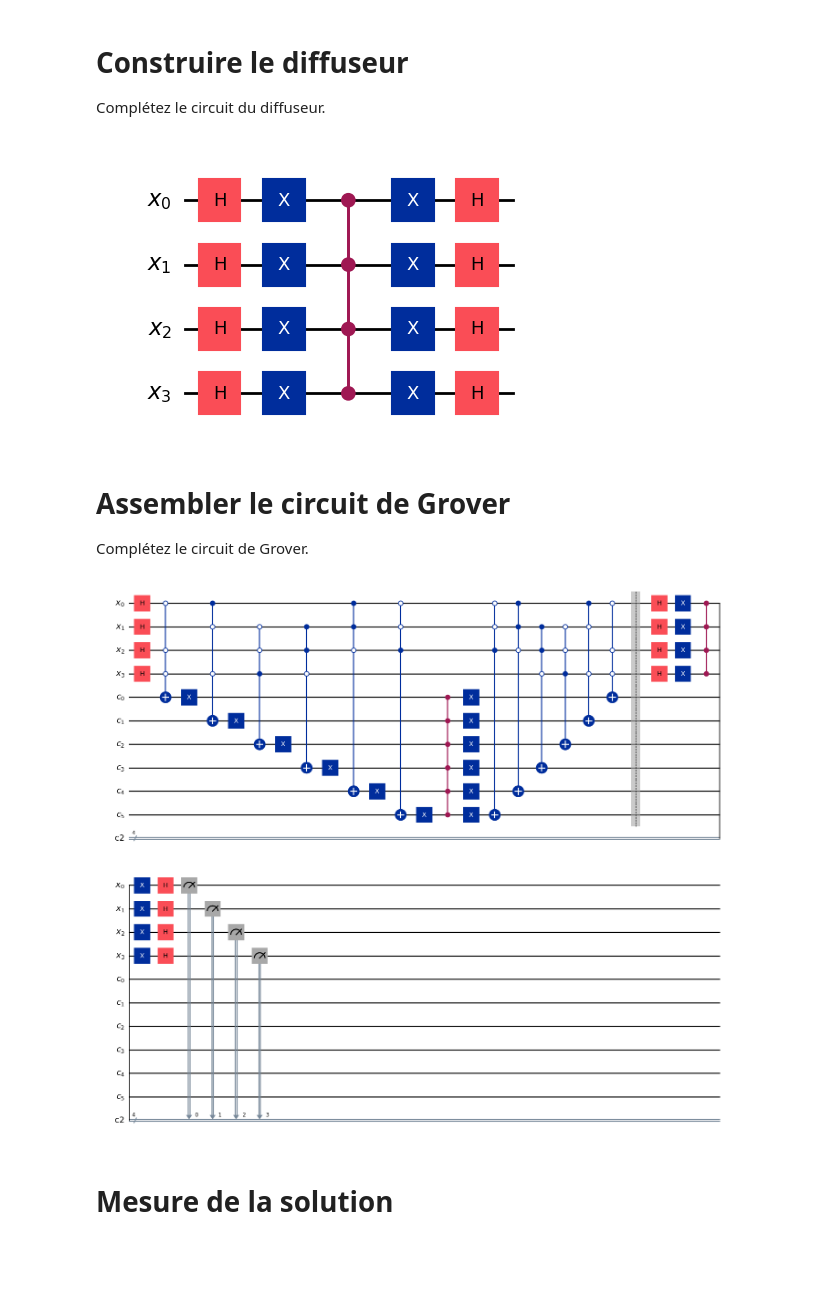
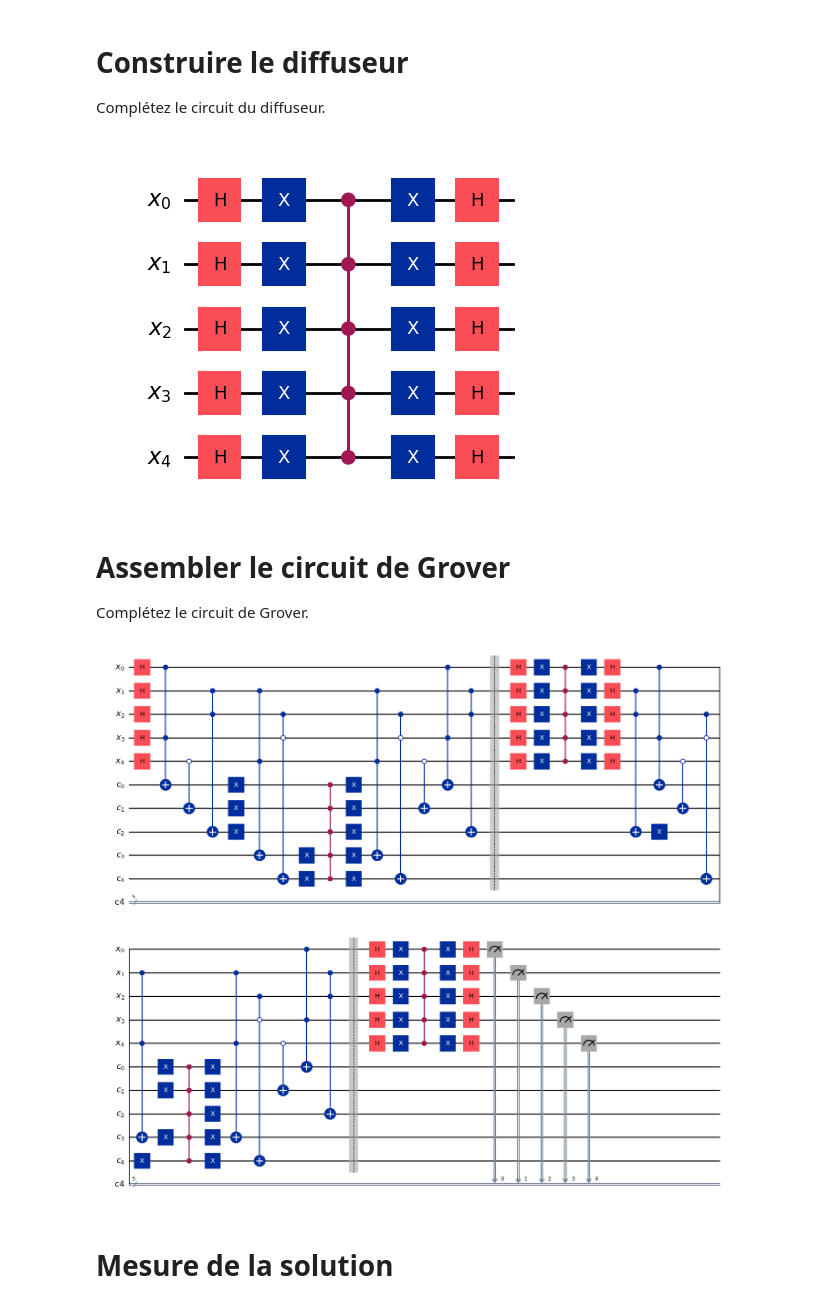
Before and after one commit to AtmolanderMimi/jupiters, a Jupyter notebook: grover_notebook_FR.ipynb, the cells around one changed output. Saved outputs shown, nothing was run; the diff lists cells and outputs as text; code cells hidden in the pictures; blank space fills up the shorter version.

```diff
--- a/grover_notebook_FR.ipynb
+++ b/grover_notebook_FR.ipynb
@@ -103,7 +95,7 @@ clauses.append({'x1' : True, 'x2' : False, 'x0' : True})
 # Données connues du problème
 # %%
 # x0 : peureux, x1 : heureux, x2 : malade, x3 : bruyant
-nb_variables = 4
+nb_variables = 5
 # 7 clauses
 nb_clauses = len(clauses)
 # %% [markdown]
@@ -213,23 +205,23 @@ Complétez le circuit du diffuseur.
 # %%
 # Construire le circuit de diffuseur
 diffuser_circuit = QuantumCircuit(var_qubits)
 
 # Ajouter des portes H et X pour chaque qubit du diffuseur
-diffuser_circuit.h(range(4))
-diffuser_circuit.x(range(4))
+diffuser_circuit.h(range(nb_variables))
+diffuser_circuit.x(range(nb_variables))
 
 # Ajouter une multi-controle Z
 mc_z_gate = ZGate().control(nb_variables - 1)
 diffuser_circuit.append(mc_z_gate, var_qubits)
 
 # Ajouter des portes X et H pour chaque qubit du diffuseur
-diffuser_circuit.x(range(4))
-diffuser_circuit.h(range(4))
+diffuser_circuit.x(range(nb_variables))
+diffuser_circuit.h(range(nb_variables))
 
 # Afficher le circuit
 diffuser_circuit.draw(output='mpl')
 # %% [output]
-[figure, old version]
+[figure, new version]
 # %% [markdown]
 # Assembler le circuit de Grover
 
@@ -240,10 +232,10 @@ c_bits = ClassicalRegister(nb_variables)
 grover_circuit = QuantumCircuit(var_qubits, clause_qubits, c_bits)
 
 # Ajouter des portes H pour chaque variable
-grover_circuit.h(range(4))
+grover_circuit.h(range(nb_variables))
 
 # Identifier le nombre d'iterations
-nb_iterations = 1 # Jouez avec le nombre d'itérations pour en voir l'effet
+nb_iterations = 2 # Jouez avec le nombre d'itérations pour en voir l'effet
 
 # Ajouter autant d'oracles et de diffuseurs qu'il y a de nombre d'itérations
 for it in range(nb_iterations):
@@ -258,7 +250,7 @@ grover_circuit.measure(var_qubits, c_bits)
 grover_circuit.decompose(gates_to_decompose=['oracle', 'clauses_circuit', 'diffusor', 'mcx'], reps=3).draw(output='mpl',
                                                                                                    scale=0.8)
 # %% [output]
-[figure, old version]
+[figure, new version]
 # %% [markdown]
 # Mesure de la solution
 # %%
```
Also changed, not shown: parts of 6 cells of this notebook.
